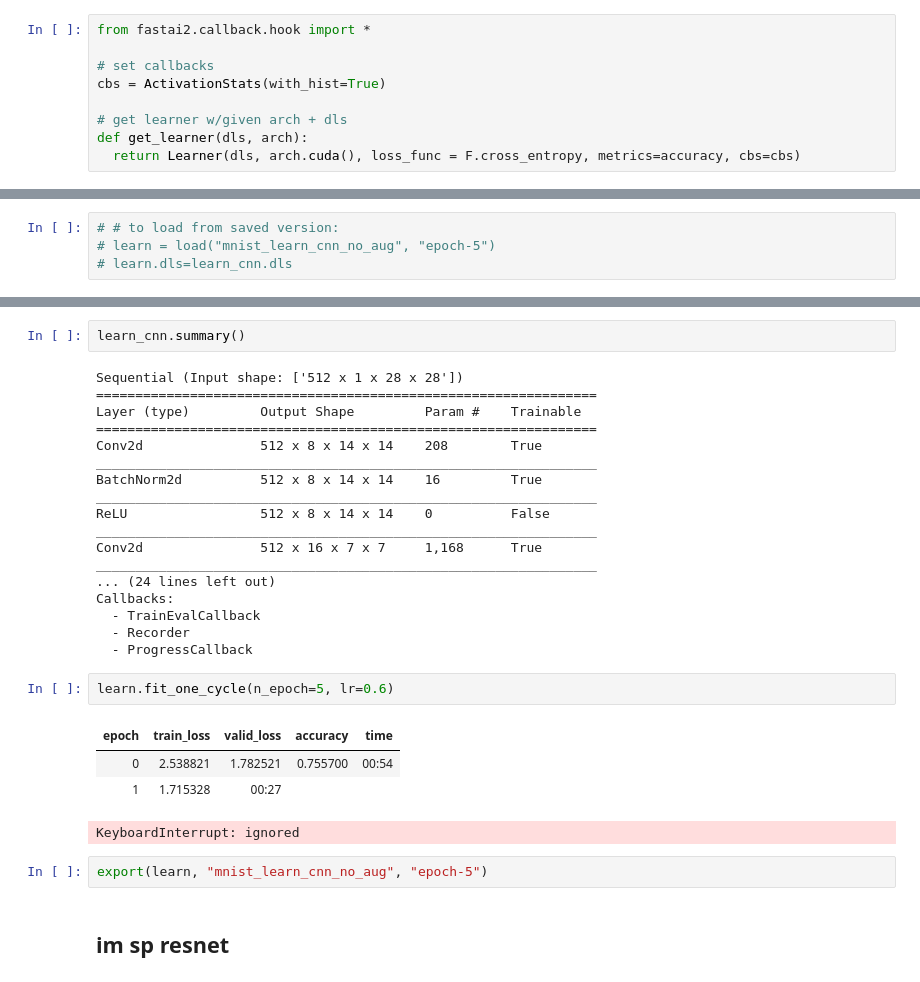
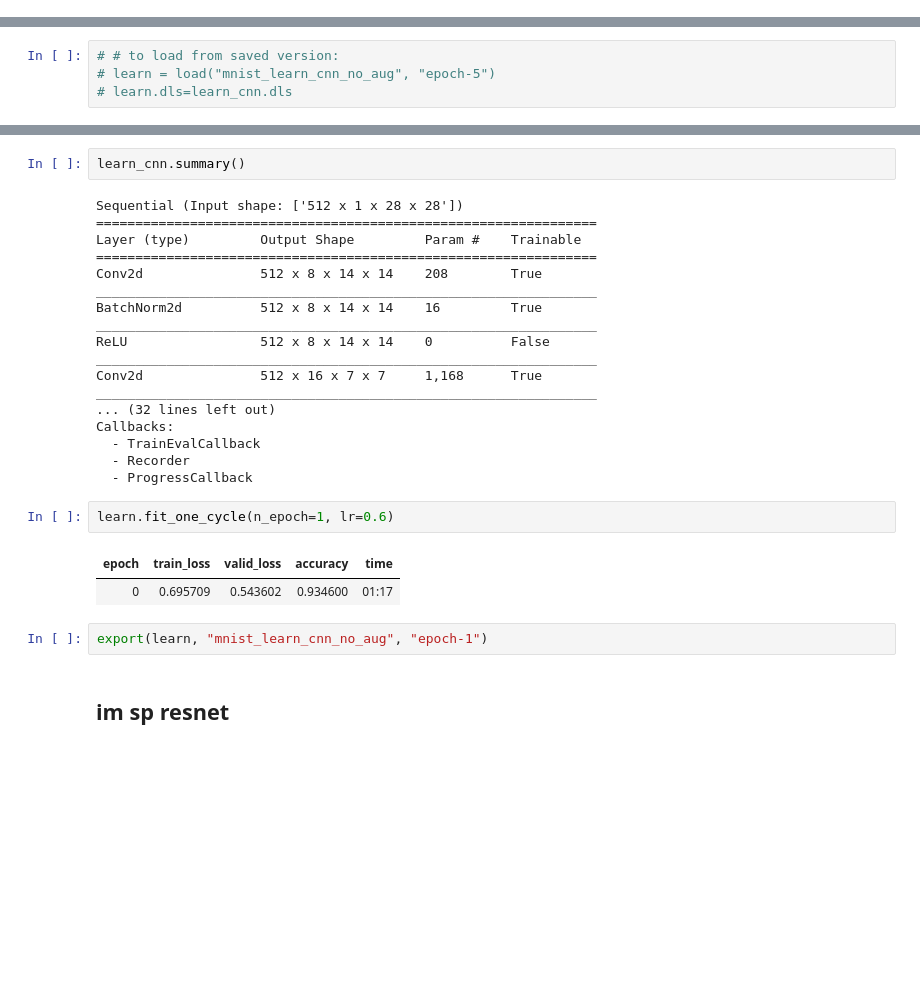
Before and after one commit to RGologorsky/fastmri, a Jupyter notebook: 05_kspace_classifier_real_mnist.ipynb, the cells around one changed output, grey strips where cells are left out. Saved outputs shown, nothing was run; the diff lists cells and outputs as text; blank space fills up the shorter version.

```diff
--- a/05_kspace_classifier_real_mnist.ipynb
+++ b/05_kspace_classifier_real_mnist.ipynb
@@ -376,14 +381,5 @@ preds: tensor([ 0.5451, -0.4510,  0.3804, -0.5689,  0.2233, -0.1169,  1.0069, -1
 # %% [markdown]
 # Learn
-# %%
-from fastai2.callback.hook import *
-
-# set callbacks
-cbs = ActivationStats(with_hist=True)
-
-# get learner w/given arch + dls
-def get_learner(dls, arch):
-  return Learner(dls, arch.cuda(), loss_func = F.cross_entropy, metrics=accuracy, cbs=cbs)
 # %%
 from fastai2.callback.hook import *
 
@@ -473,20 +469,18 @@ ReLU                 512 x 8 x 14 x 14    0          False
 ________________________________________________________________
 Conv2d               512 x 16 x 7 x 7     1,168      True
 ________________________________________________________________
-... (24 lines left out)
+... (32 lines left out)
 Callbacks:
   - TrainEvalCallback
   - Recorder
   - ProgressCallback
 # %%
-learn.fit_one_cycle(n_epoch=5, lr=0.6)
+learn.fit_one_cycle(n_epoch=1, lr=0.6)
 # %% [output]
 | epoch | train_loss | valid_loss | accuracy | time |
-| 0 | 2.538821 | 1.782521 | 0.755700 | 00:54 |
-| 1 | 1.715328 | 00:27 |
+| 0 | 0.695709 | 0.543602 | 0.934600 | 01:17 |
-KeyboardInterrupt: ignored
 # %%
-export(learn, "mnist_learn_cnn_no_aug", "epoch-5")
+export(learn, "mnist_learn_cnn_no_aug", "epoch-1")
 # %% [markdown]
 ## im sp resnet
 # %%
```
Also changed, not shown: parts of 15 cells of this notebook, 2 other files.
